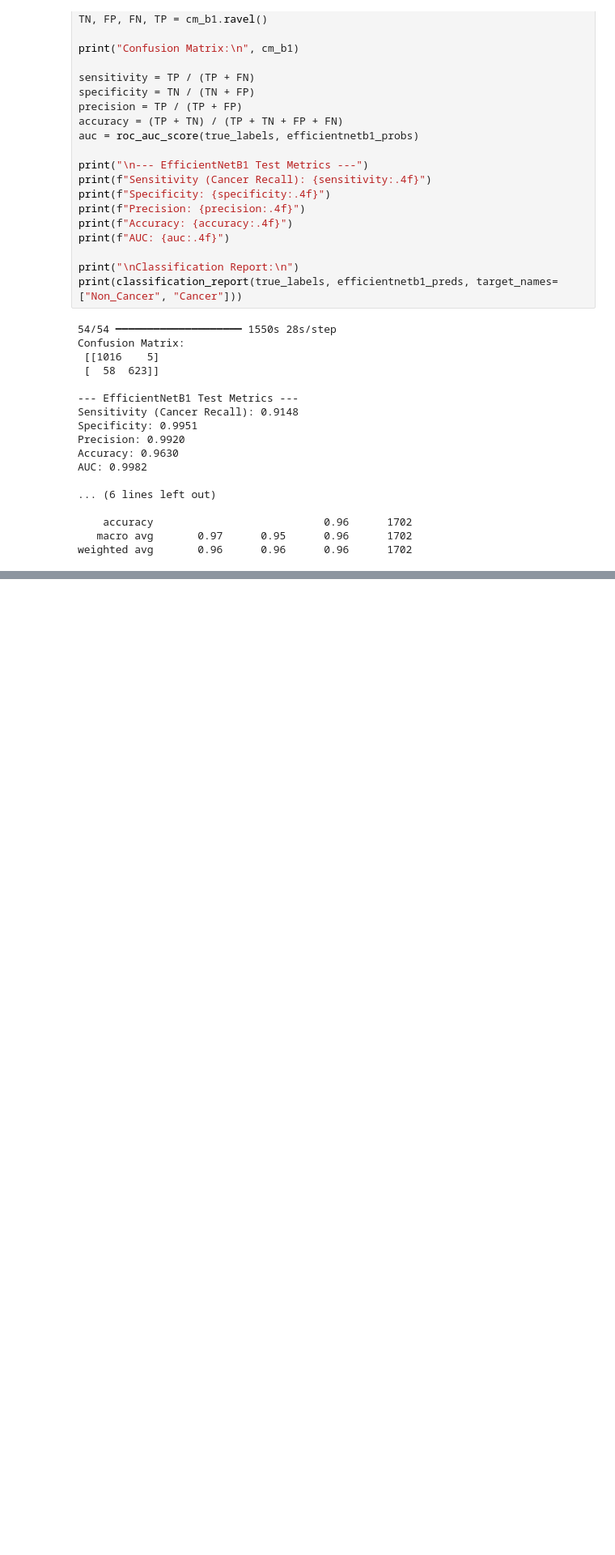
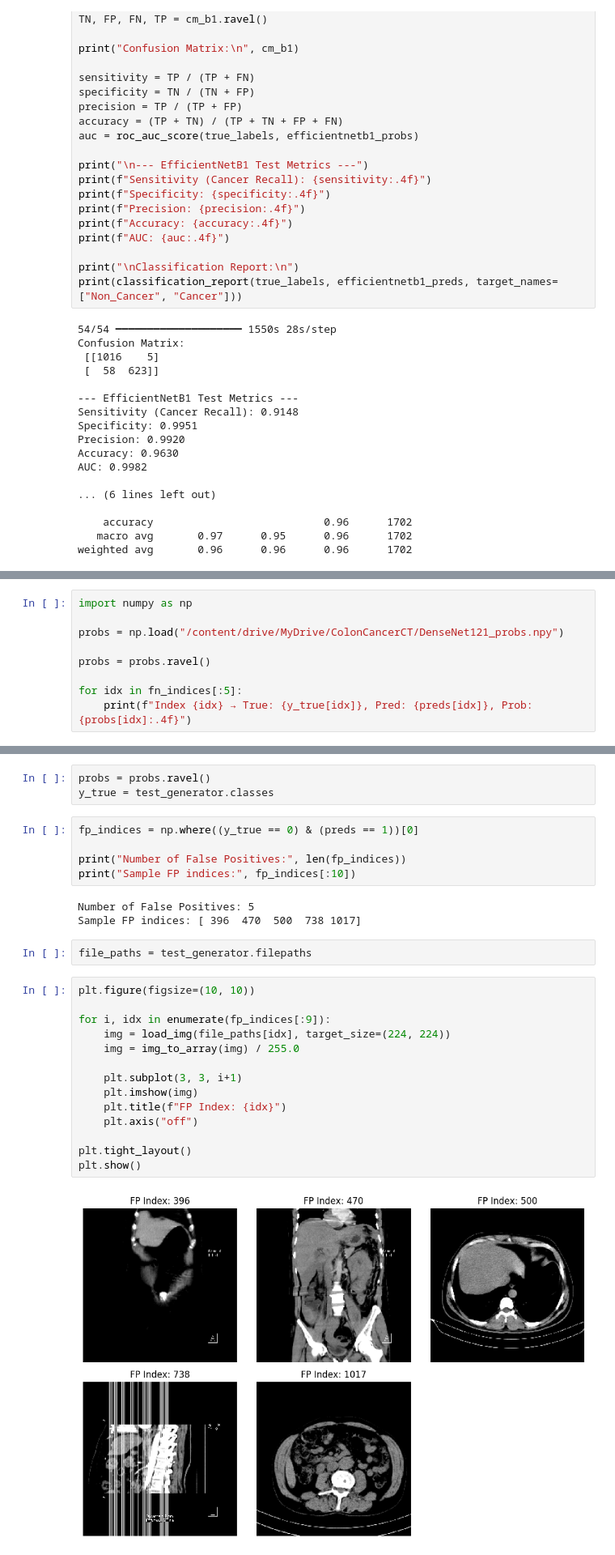
Before and after one commit to sai2pavan/colon-cancer-detection, a Jupyter notebook: colon_cancer_detection.ipynb, the cells around one changed output, grey strips where cells are left out. Shown at 81% size. Saved outputs shown, nothing was run; the diff lists cells and outputs as text; blank space fills up the shorter version.

```diff
--- a/colon_cancer_detection.ipynb
+++ b/colon_cancer_detection.ipynb
@@ -1121,0 +1115,9 @@ plt.show()
+# %%
+import numpy as np
+
+probs = np.load("/content/drive/MyDrive/ColonCancerCT/DenseNet121_probs.npy")
+
+probs = probs.ravel()
+
+for idx in fn_indices[:5]:
+    print(f"Index {idx} → True: {y_true[idx]}, Pred: {preds[idx]}, Prob: {probs[idx]:.4f}")
@@ -1121,0 +1132,29 @@ plt.show()
+# %%
+probs = probs.ravel()
+y_true = test_generator.classes
+# %%
+fp_indices = np.where((y_true == 0) & (preds == 1))[0]
+
+print("Number of False Positives:", len(fp_indices))
+print("Sample FP indices:", fp_indices[:10])
+# %% [output]
+Number of False Positives: 5
+Sample FP indices: [ 396  470  500  738 1017]
+# %%
+file_paths = test_generator.filepaths
+# %%
+plt.figure(figsize=(10, 10))
+
+for i, idx in enumerate(fp_indices[:9]):
+    img = load_img(file_paths[idx], target_size=(224, 224))
+    img = img_to_array(img) / 255.0
+
+    plt.subplot(3, 3, i+1)
+    plt.imshow(img)
+    plt.title(f"FP Index: {idx}")
+    plt.axis("off")
+
+plt.tight_layout()
+plt.show()
+# %% [output]
+[figure, added]
```
Also changed, not shown: parts of 81 cells of this notebook.
